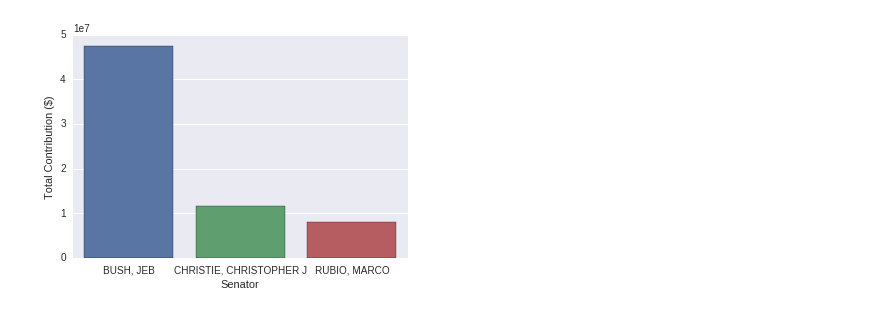
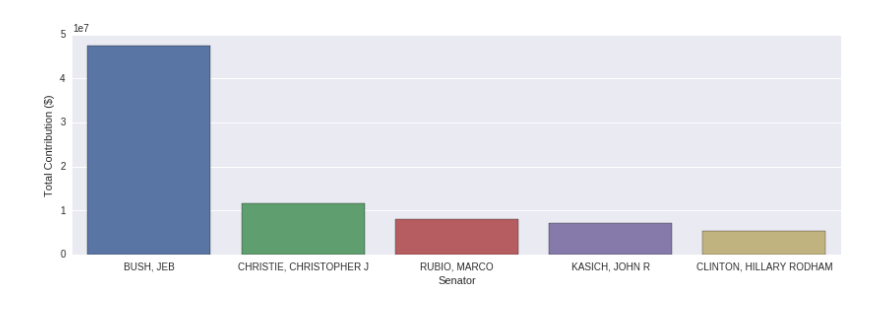
Before and after one commit to idgetto/DataScience16CTW, a Jupyter notebook: exploration/contributions.ipynb, the cells around one changed output. Drawn from its saved outputs; the diff is of its cells as text; code cells hidden in the pictures.

Commit message:
add some figures

```diff
--- a/exploration/contributions.ipynb
+++ b/exploration/contributions.ipynb
@@ -12,17 +12,18 @@ session = congress_db.create_session()
 # %%
 from sqlalchemy import func
 
-contributions = session.query(Candidate.name, func.sum(Contribution.tx_amount).label('total')).\
+total_contributions = session.query(Candidate.name, func.sum(Contribution.tx_amount).label('total')).\
                     join(Contribution.candidate).\
                     group_by(Candidate.name).\
                     order_by('total desc').\
                     all()
 
-names, amounts = zip(*contributions)
+names_total, amounts_total = zip(*total_contributions)
 # %%
-sns.barplot(names[:3], amounts[:3])
+f = plt.figure(figsize=(14, 4))
+sns.barplot(names_total[:5], amounts_total[:5])
 plt.xlabel('Senator')
 plt.ylabel('Total Contribution ($)')
 plt.show()
 # %% [output]
-[figure, old version]
+[figure, new version]
```
Also changed, not shown: parts of 5 cells of this notebook, 1 other file.
